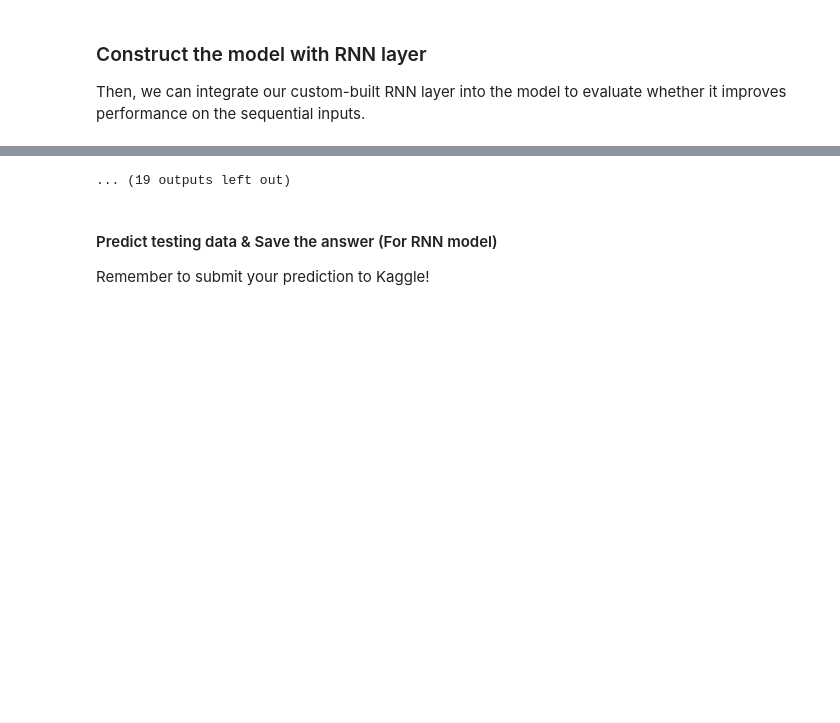
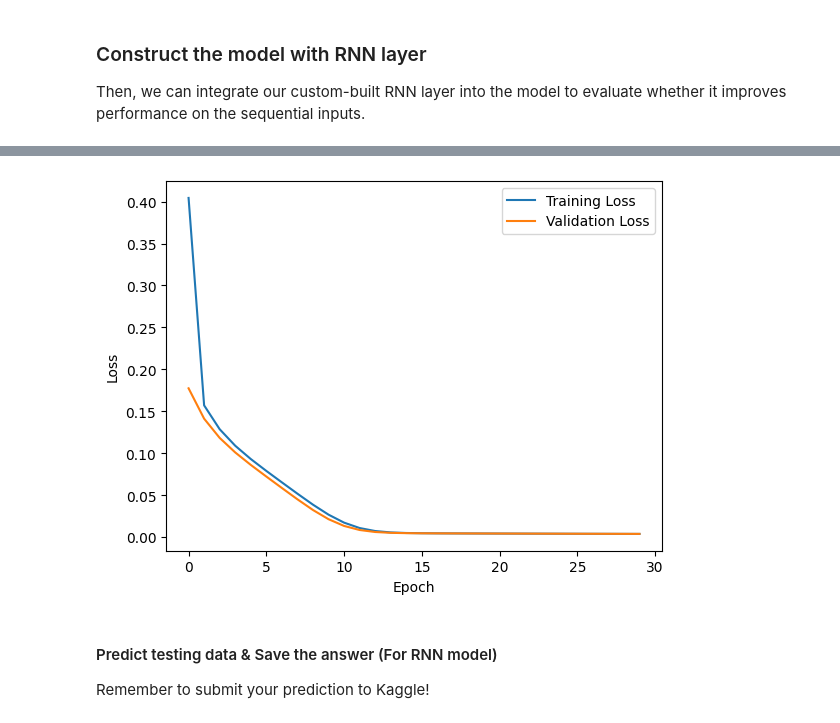
Before and after one commit to weixiang0470/NTHU, a Jupyter notebook: Machine_Learning/Labs/Lab6/Lab6.ipynb, the cells around one changed output, grey strips where cells are left out. Saved outputs shown, nothing was run; the diff lists cells and outputs as text; code cells hidden in the pictures; blank space fills up the shorter version.

```diff
--- a/Machine_Learning/Labs/Lab6/Lab6.ipynb
+++ b/Machine_Learning/Labs/Lab6/Lab6.ipynb
@@ -881,7 +874,7 @@ model.add(Dense(rnn_units, output_size))
 model.add(Activation("linear", None))
 
 # Train the model
-model.train(X_train, y_train, X_val, y_val, epochs=30, learning_rate=0.01, batch_size = 100, loss_function='mse')
+model.train(X_train, y_train, X_val, y_val, epochs=30, learning_rate=0.001, batch_size = 8, loss_function='mse')
 ### END CODE HERE ###
 
 # Plot the training and validation losses
@@ -914,4 +900,4 @@ Epoch 12/30, Validation Loss: 0.028448303042115042
-... (19 outputs left out)
+[figure, added]
 # %% [markdown]
 #### Predict testing data & Save the answer (For RNN model)
 Remember to submit your prediction to Kaggle!
```
Also changed, not shown: parts of 9 cells of this notebook, 29 other files.
